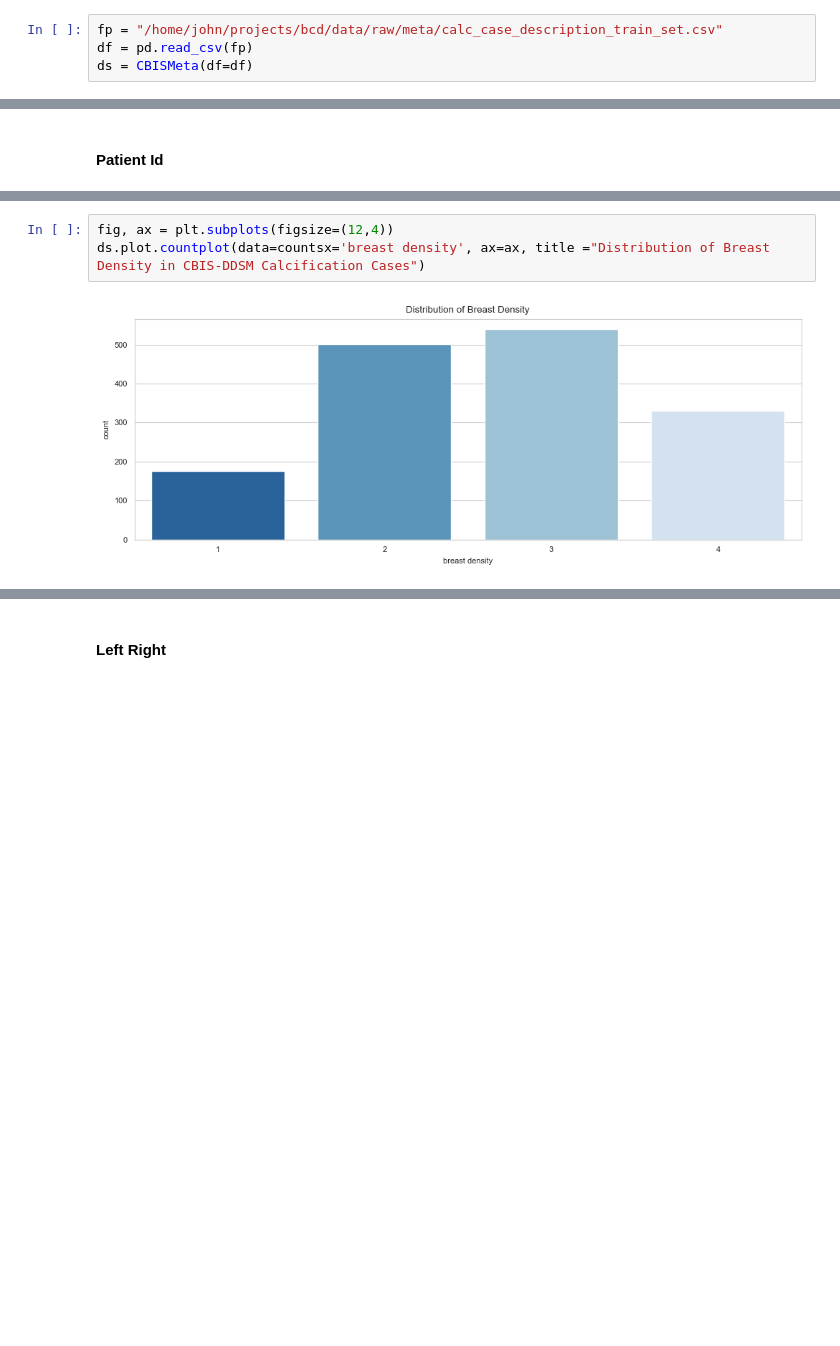
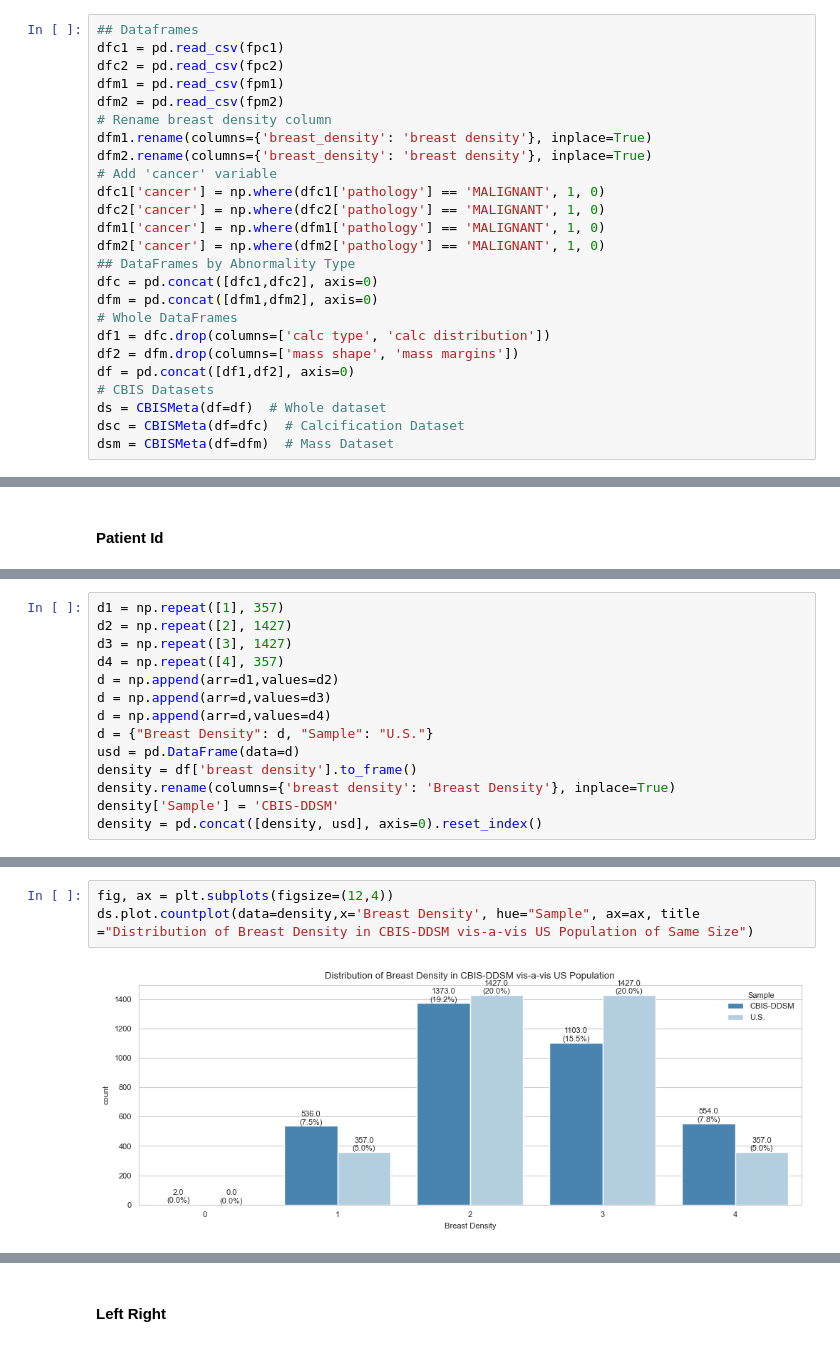
Before and after one commit to john-james-ai/BreastCancerDetection, a Jupyter notebook: notebooks/content/01_eda.ipynb, the cells around one changed output, grey strips where cells are left out. Saved outputs shown, nothing was run; the diff lists cells and outputs as text; blank space fills up the shorter version.

Commit message:
numbers on countplots

```diff
--- a/notebooks/content/01_eda.ipynb
+++ b/notebooks/content/01_eda.ipynb
@@ -125,7 +148,28 @@ This initial
 # %%
-fp = "/home/john/projects/bcd/data/raw/meta/calc_case_description_train_set.csv"
-df = pd.read_csv(fp)
-ds = CBISMeta(df=df)
+## Dataframes
+dfc1 = pd.read_csv(fpc1)
+dfc2 = pd.read_csv(fpc2)
+dfm1 = pd.read_csv(fpm1)
+dfm2 = pd.read_csv(fpm2)
+# Rename breast density column
+dfm1.rename(columns={'breast_density': 'breast density'}, inplace=True)
+dfm2.rename(columns={'breast_density': 'breast density'}, inplace=True)
+# Add 'cancer' variable
+dfc1['cancer'] = np.where(dfc1['pathology'] == 'MALIGNANT', 1, 0)
+dfc2['cancer'] = np.where(dfc2['pathology'] == 'MALIGNANT', 1, 0)
+dfm1['cancer'] = np.where(dfm1['pathology'] == 'MALIGNANT', 1, 0)
+dfm2['cancer'] = np.where(dfm2['pathology'] == 'MALIGNANT', 1, 0)
+## DataFrames by Abnormality Type
+dfc = pd.concat([dfc1,dfc2], axis=0)
+dfm = pd.concat([dfm1,dfm2], axis=0)
+# Whole DataFrames
+df1 = dfc.drop(columns=['calc type', 'calc distribution'])
+df2 = dfm.drop(columns=['mass shape', 'mass margins'])
+df = pd.concat([df1,df2], axis=0)
+# CBIS Datasets
+ds = CBISMeta(df=df)  # Whole dataset
+dsc = CBISMeta(df=dfc)  # Calcification Dataset
+dsm = CBISMeta(df=dfm)  # Mass Dataset
 # %%
 ds.head()
 # %% [output]
@@ -227,0 +228,14 @@ TypeError: pie() got an unexpected keyword argument 'ax'
+# %%
+d1 = np.repeat([1], 357)
+d2 = np.repeat([2], 1427)
+d3 = np.repeat([3], 1427)
+d4 = np.repeat([4], 357)
+d = np.append(arr=d1,values=d2)
+d = np.append(arr=d,values=d3)
+d = np.append(arr=d,values=d4)
+d = {"Breast Density": d, "Sample": "U.S."}
+usd = pd.DataFrame(data=d)
+density = df['breast density'].to_frame()
+density.rename(columns={'breast density': 'Breast Density'}, inplace=True)
+density['Sample'] = 'CBIS-DDSM'
+density = pd.concat([density, usd], axis=0).reset_index()
@@ -228,5 +246,5 @@ TypeError: pie() got an unexpected keyword argument 'ax'
 # %%
 fig, ax = plt.subplots(figsize=(12,4))
-ds.plot.countplot(data=countsx='breast density', ax=ax, title ="Distribution of Breast Density in CBIS-DDSM Calcification Cases")
+ds.plot.countplot(data=density,x='Breast Density', hue="Sample", ax=ax, title ="Distribution of Breast Density in CBIS-DDSM vis-a-vis US Population of Same Size")
 # %% [output]
-[figure, old version]
+[figure, new version]
```
Also changed, not shown: parts of 24 cells of this notebook.
